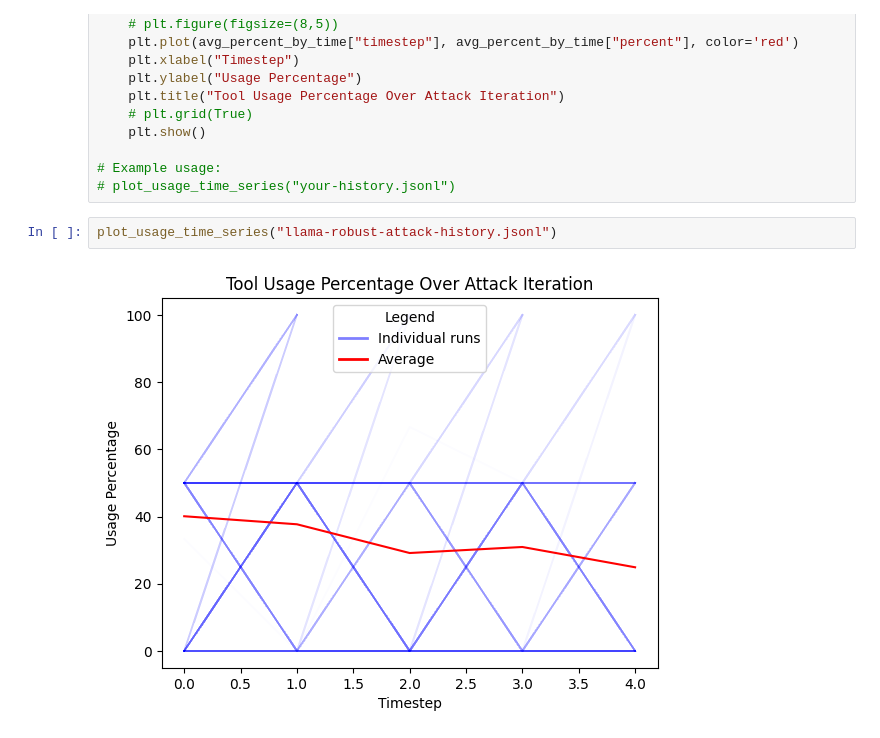
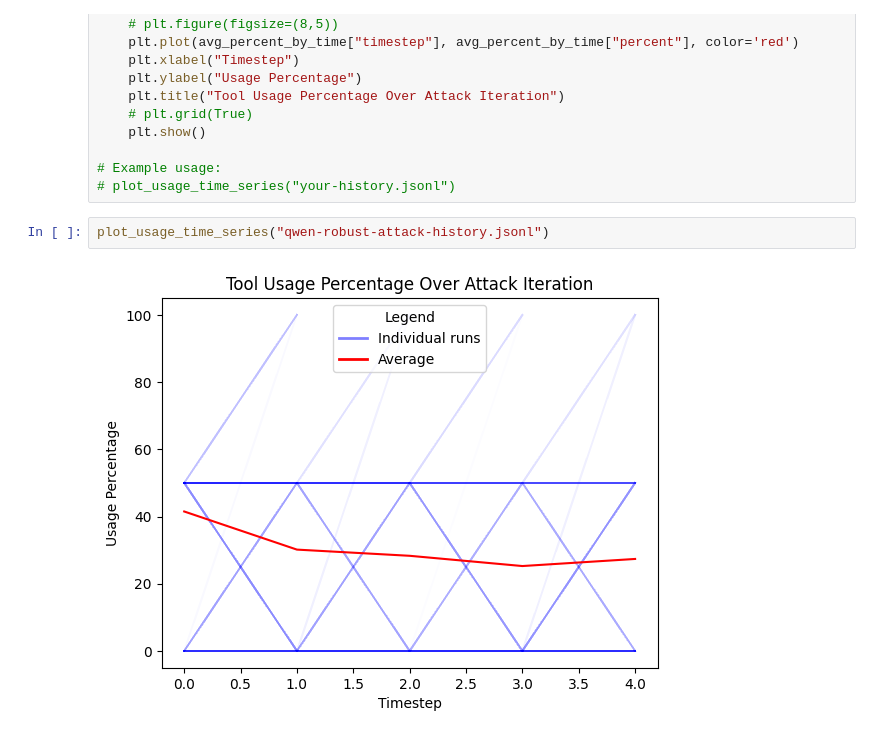
Before and after one commit to j-sneh/thesis-experiments, a Jupyter notebook: first-attacker-runs/analysis.ipynb, the cells around one changed output. Saved outputs shown, nothing was run; the diff lists cells and outputs as text.

Commit message:
some more trials and plots

```diff
--- a/first-attacker-runs/analysis.ipynb
+++ b/first-attacker-runs/analysis.ipynb
@@ -143,6 +143,6 @@ def plot_usage_time_series(history_file):
 # Example usage:
 # plot_usage_time_series("your-history.jsonl")
 # %%
-plot_usage_time_series("llama-robust-attack-history.jsonl")
+plot_usage_time_series("qwen-robust-attack-history.jsonl")
 # %% [output]
-[figure, old version]
+[figure, new version]
```
Also changed, not shown: 10 other files.
